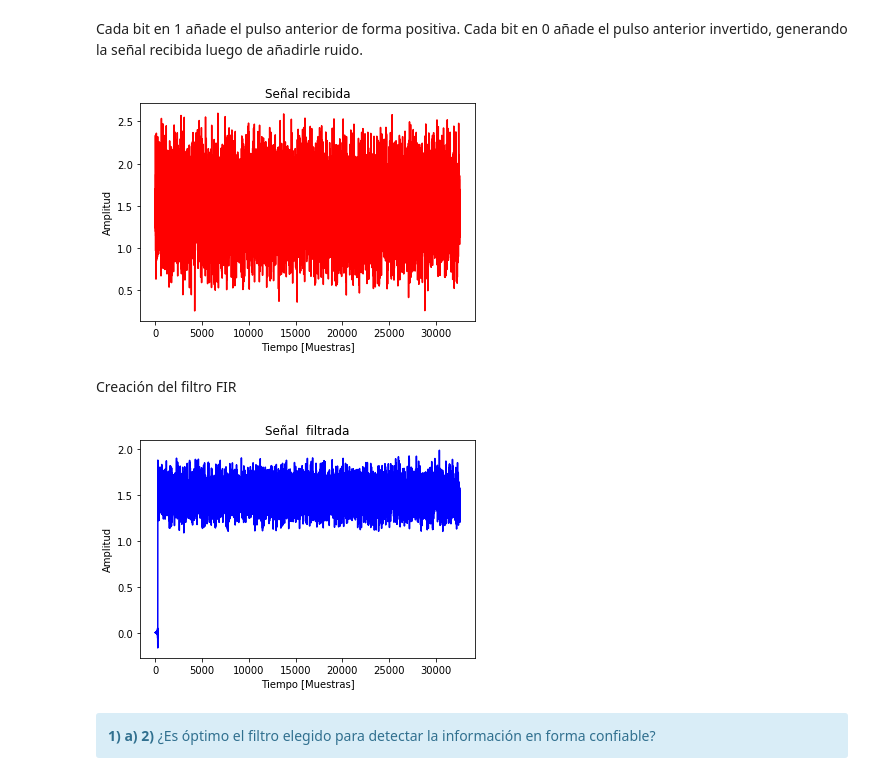
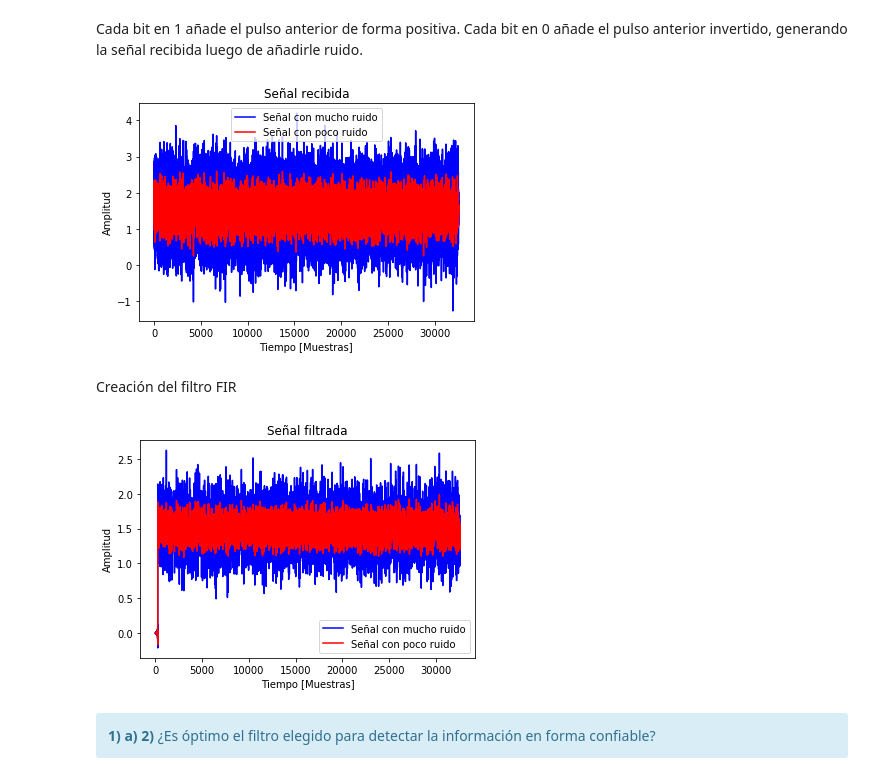
Before and after one commit to Martin-N-Menendez/PdS, a Jupyter notebook: TP1/TP1.ipynb, the cells around one changed output. Drawn from its saved outputs; the diff is of its cells as text; code cells hidden in the pictures.

```diff
--- a/TP1/TP1.ipynb
+++ b/TP1/TP1.ipynb
@@ -47,7 +47,10 @@ import scipy.signal as dspTools
 from math import trunc
 # %%
 # Carga de datos
-datos = np.load('signalLowSNR.npy')
-pulse = np.load('pulse.npy')
+señal_poco_ruido = np.load('signalLowSNR.npy')
+señal_mucho_ruido = np.load('signal.npy')
+pulso = np.load('pulse.npy')
+
+header = [1,0,1,0,1,1,0,0]*16
 # %%
 # Calculo de N
@@ -75,14 +78,16 @@ Cada bit en 1 añade el pulso anterior de forma positiva. Cada bit en 0 añade e
 # %%
 plt.figure()
 
-plt.plot(datos,'r')
+plt.plot(señal_mucho_ruido,'b')
+plt.plot(señal_poco_ruido,'r')
 
 plt.title('Señal recibida')
 plt.xlabel('Tiempo [Muestras]')
 plt.ylabel('Amplitud')
+plt.legend(('Señal con mucho ruido', 'Señal con poco ruido'))
 plt.show()
 # %% [output]
-[figure, old version]
+[figure, new version]
 # %% [markdown]
 Creación del filtro FIR
 # %%
@@ -95,14 +101,16 @@ filtrado = dspTools.lfilter(b_fir, 1.0, datos)
 # %%
 plt.figure()
 
-plt.plot(filtrado,'b')
+plt.plot(filtrado_mucho_ruido,'b')
+plt.plot(filtrado_poco_ruido,'r')
 
-plt.title('Señal  filtrada')
+plt.title('Señal filtrada')
 plt.xlabel('Tiempo [Muestras]')
 plt.ylabel('Amplitud')
+plt.legend(('Señal con mucho ruido', 'Señal con poco ruido'))
 plt.show()
 # %% [output]
-[figure, old version]
+[figure, new version]
 # %% [markdown]
 <div class="alert alert-block alert-info">
 <b>1) a) 2)</b> ¿Es óptimo el filtro elegido para detectar la información en forma confiable?
```
Also changed, not shown: parts of 30 cells of this notebook.
